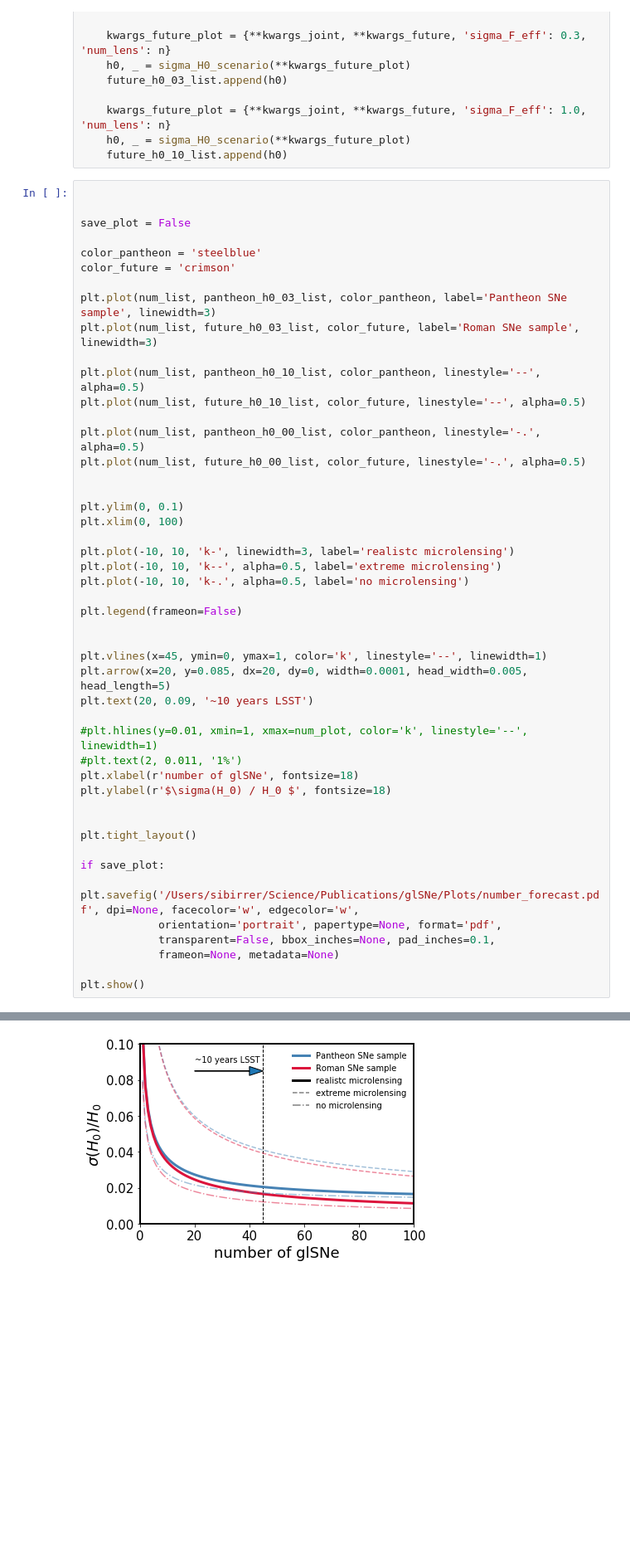
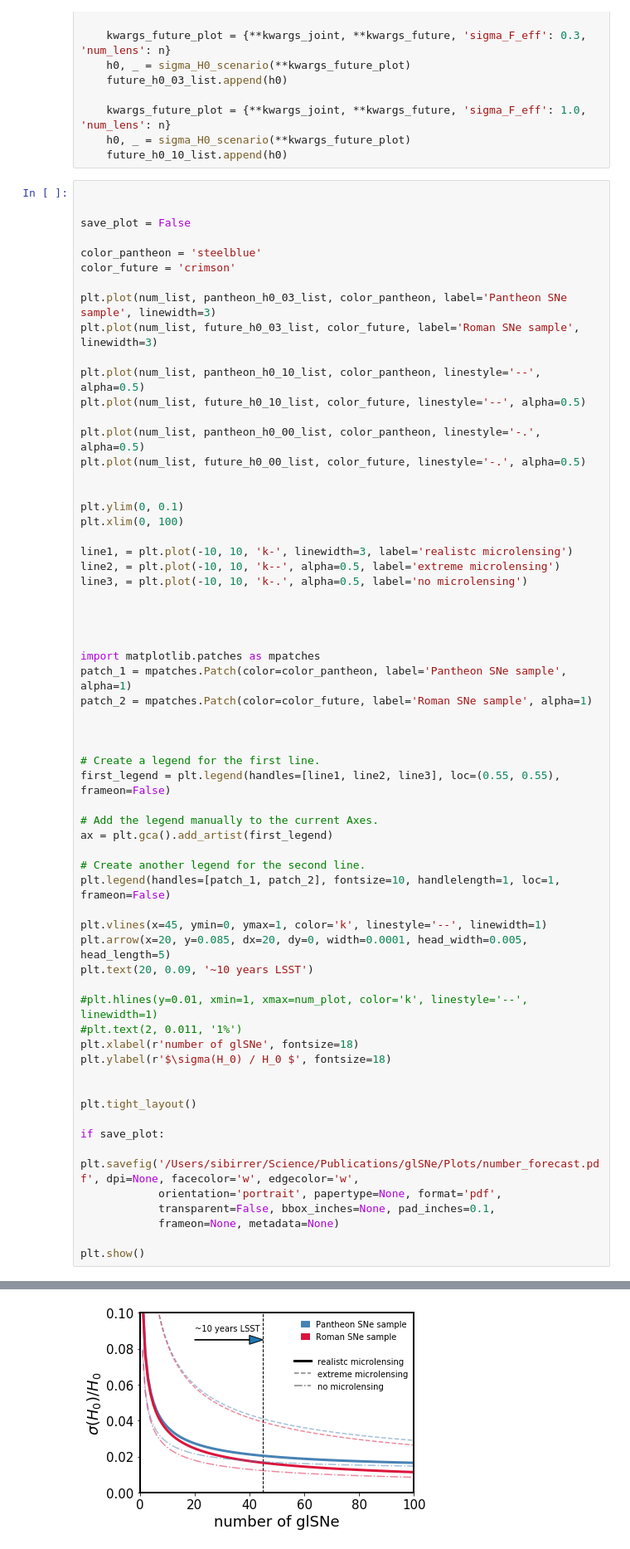
Before and after one commit to sibirrer/glSNe, a Jupyter notebook: Notebooks/analytic_error_propagation.ipynb, the cells around one changed output, grey strips where cells are left out. Shown at 83% size. Drawn from its saved outputs; the diff is of its cells as text; blank space fills up the shorter version.

```diff
--- a/Notebooks/analytic_error_propagation.ipynb
+++ b/Notebooks/analytic_error_propagation.ipynb
@@ -229,35 +229,50 @@ plt.plot(num_list, pantheon_h0_00_list, color_pantheon, linestyle='-.', alpha=0.
 plt.plot(num_list, future_h0_00_list, color_future, linestyle='-.', alpha=0.5)
 
 
 plt.ylim(0, 0.1)
 plt.xlim(0, 100)
 
-plt.plot(-10, 10, 'k-', linewidth=3, label='realistc microlensing')
-plt.plot(-10, 10, 'k--', alpha=0.5, label='extreme microlensing')
-plt.plot(-10, 10, 'k-.', alpha=0.5, label='no microlensing')
+line1, = plt.plot(-10, 10, 'k-', linewidth=3, label='realistc microlensing')
+line2, = plt.plot(-10, 10, 'k--', alpha=0.5, label='extreme microlensing')
+line3, = plt.plot(-10, 10, 'k-.', alpha=0.5, label='no microlensing')
 
-plt.legend(frameon=False)
 
+
+
+import matplotlib.patches as mpatches
+patch_1 = mpatches.Patch(color=color_pantheon, label='Pantheon SNe sample', alpha=1)
+patch_2 = mpatches.Patch(color=color_future, label='Roman SNe sample', alpha=1)
+
+
+
+# Create a legend for the first line.
+first_legend = plt.legend(handles=[line1, line2, line3], loc=(0.55, 0.55), frameon=False)
+
+# Add the legend manually to the current Axes.
+ax = plt.gca().add_artist(first_legend)
+
+# Create another legend for the second line.
+plt.legend(handles=[patch_1, patch_2], fontsize=10, handlelength=1, loc=1, frameon=False)
 
 plt.vlines(x=45, ymin=0, ymax=1, color='k', linestyle='--', linewidth=1)
 plt.arrow(x=20, y=0.085, dx=20, dy=0, width=0.0001, head_width=0.005, head_length=5)
 plt.text(20, 0.09, '~10 years LSST')
 
 #plt.hlines(y=0.01, xmin=1, xmax=num_plot, color='k', linestyle='--', linewidth=1)
 #plt.text(2, 0.011, '1%')
 plt.xlabel(r'number of glSNe', fontsize=18)
 plt.ylabel(r'$\sigma(H_0) / H_0 $', fontsize=18)
 
 
 plt.tight_layout()
 
 if save_plot:
     plt.savefig('/Users/sibirrer/Science/Publications/glSNe/Plots/number_forecast.pdf', dpi=None, facecolor='w', edgecolor='w',
             orientation='portrait', papertype=None, format='pdf',
             transparent=False, bbox_inches=None, pad_inches=0.1,
             frameon=None, metadata=None)
 
 plt.show()
 # %% [output]
 The frameon kwarg was deprecated in Matplotlib 3.1 and will be removed in 3.3. Use facecolor instead.
-[figure, old version]
+[figure, new version]
```
Also changed, not shown: 2 other files.
